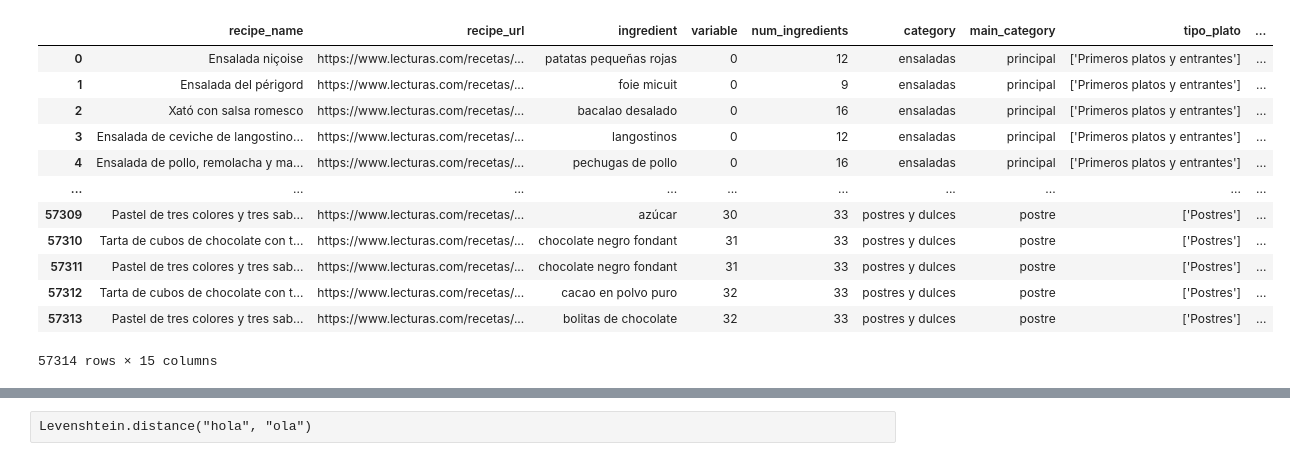
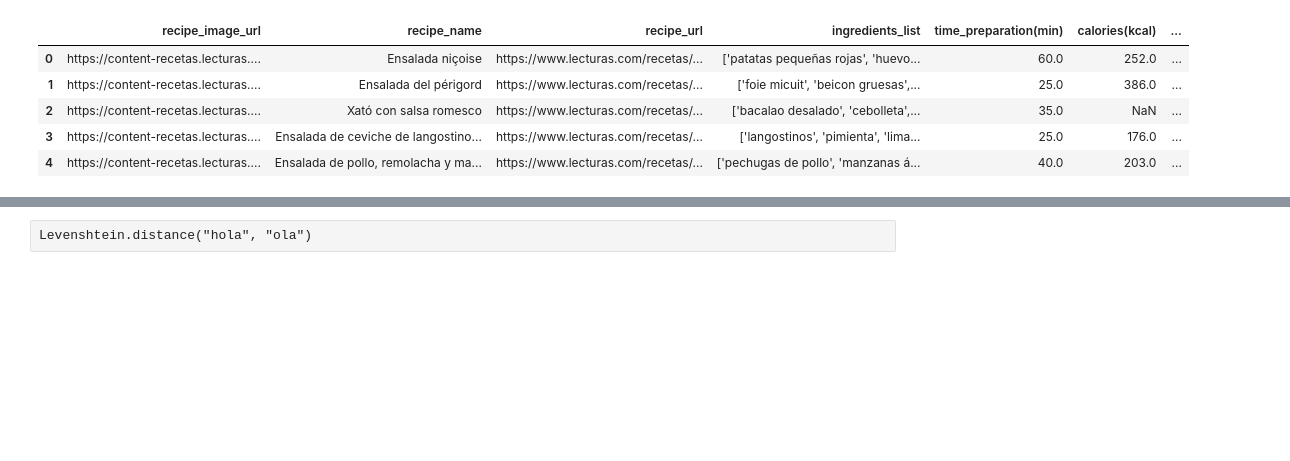
Before and after one commit to vkamg/Ironhack-Final-Project, a Jupyter notebook: notebooks/analysis_2.ipynb, the cells around one changed output, grey strips where cells are left out. Cells and saved outputs as stored; diff of their text form; code cells hidden in the pictures; blank space fills up the shorter version.

```diff
--- a/notebooks/analysis_2.ipynb
+++ b/notebooks/analysis_2.ipynb
@@ -6,19 +7,12 @@ from fuzzywuzzy import process, fuzz
 # %%
-recipe_df = pd.read_csv('../data/processed/ingredients_df_pycharm.csv')
+recipe_df = pd.read_csv('../data/processed/recipe_df.csv')
 
-recipe_df
+recipe_df.head()
 # %% [output]
-|  | recipe_name | recipe_url | ingredient | variable | num_ingredients | category | main_category | tipo_plato | ... |
-| 0 | Ensalada niçoise | https://www.lecturas.com/recetas/... | patatas pequeñas rojas | 0 | 12 | ensaladas | principal | ['Primeros platos y entrantes'] | ... |
-| 1 | Ensalada del périgord | https://www.lecturas.com/recetas/... | foie micuit | 0 | 9 | ensaladas | principal | ['Primeros platos y entrantes'] | ... |
-| 2 | Xató con salsa romesco | https://www.lecturas.com/recetas/... | bacalao desalado | 0 | 16 | ensaladas | principal | ['Primeros platos y entrantes'] | ... |
-| 3 | Ensalada de ceviche de langostino... | https://www.lecturas.com/recetas/... | langostinos | 0 | 12 | ensaladas | principal | ['Primeros platos y entrantes'] | ... |
-| 4 | Ensalada de pollo, remolacha y ma... | https://www.lecturas.com/recetas/... | pechugas de pollo | 0 | 16 | ensaladas | principal | ['Primeros platos y entrantes'] | ... |
-| ... | ... | ... | ... | ... | ... | ... | ... | ... | ... |
-| 57309 | Pastel de tres colores y tres sab... | https://www.lecturas.com/recetas/... | azúcar | 30 | 33 | postres y dulces | postre | ['Postres'] | ... |
-| 57310 | Tarta de cubos de chocolate con t... | https://www.lecturas.com/recetas/... | chocolate negro fondant | 31 | 33 | postres y dulces | postre | ['Postres'] | ... |
-| 57311 | Pastel de tres colores y tres sab... | https://www.lecturas.com/recetas/... | chocolate negro fondant | 31 | 33 | postres y dulces | postre | ['Postres'] | ... |
-| 57312 | Tarta de cubos de chocolate con t... | https://www.lecturas.com/recetas/... | cacao en polvo puro | 32 | 33 | postres y dulces | postre | ['Postres'] | ... |
-| 57313 | Pastel de tres colores y tres sab... | https://www.lecturas.com/recetas/... | bolitas de chocolate | 32 | 33 | postres y dulces | postre | ['Postres'] | ... |
+|  | recipe_image_url | recipe_name | recipe_url | ingredients_list | time_preparation(min) | calories(kcal) | ... |
+| 0 | https://content-recetas.lecturas.... | Ensalada niçoise | https://www.lecturas.com/recetas/... | ['patatas pequeñas rojas', 'huevo... | 60.0 | 252.0 | ... |
+| 1 | https://content-recetas.lecturas.... | Ensalada del périgord | https://www.lecturas.com/recetas/... | ['foie micuit', 'beicon gruesas',... | 25.0 | 386.0 | ... |
+| 2 | https://content-recetas.lecturas.... | Xató con salsa romesco | https://www.lecturas.com/recetas/... | ['bacalao desalado', 'cebolleta',... | 35.0 | NaN | ... |
+| 3 | https://content-recetas.lecturas.... | Ensalada de ceviche de langostino... | https://www.lecturas.com/recetas/... | ['langostinos', 'pimienta', 'lima... | 25.0 | 176.0 | ... |
+| 4 | https://content-recetas.lecturas.... | Ensalada de pollo, remolacha y ma... | https://www.lecturas.com/recetas/... | ['pechugas de pollo', 'manzanas á... | 40.0 | 203.0 | ... |
-57314 rows × 15 columns
 # %%
```
Also changed, not shown: parts of 16 cells of this notebook, 3 other files.
